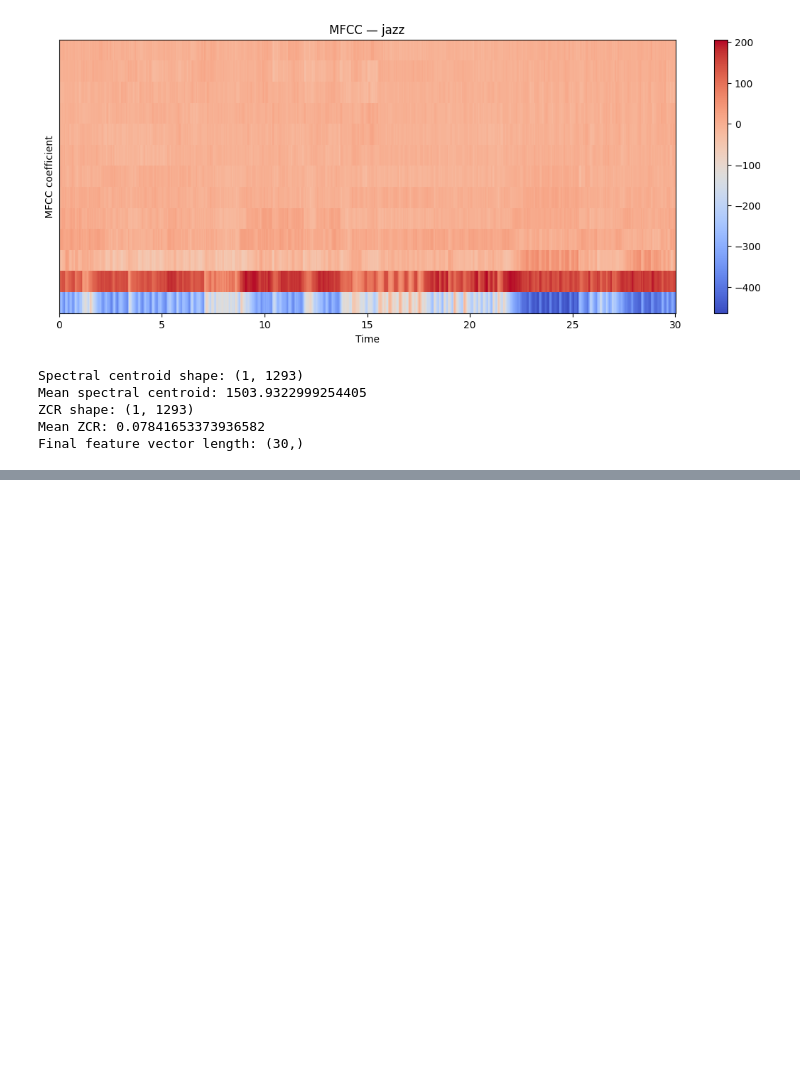
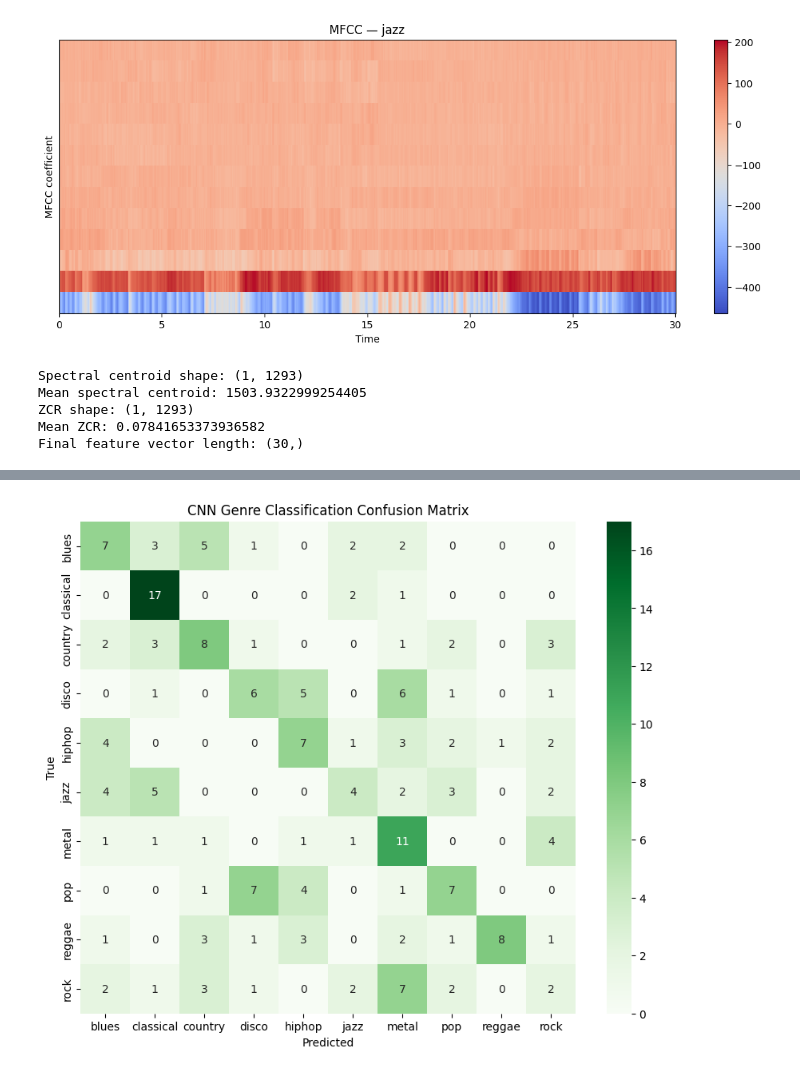
Before and after one commit to alexx99-hs/music-ml-lab, a Jupyter notebook: 01_audio_representation/genre_classification.ipynb, the cells around one changed output, grey strips where cells are left out. Cells and saved outputs as stored; diff of their text form; code cells hidden in the pictures; blank space fills up the shorter version.

```diff
--- a/01_audio_representation/genre_classification.ipynb
+++ b/01_audio_representation/genre_classification.ipynb
@@ -210,0 +581,21 @@ Final feature vector length: (30,)
+# %%
+from sklearn.metrics import confusion_matrix
+import seaborn as sns
+import matplotlib.pyplot as plt
+
+y_pred_cnn = np.argmax(model.predict(X_test), axis=1)
+
+plt.figure(figsize=(10, 8))
+sns.heatmap(
+    confusion_matrix(y_test, y_pred_cnn),
+    xticklabels=genres,
+    yticklabels=genres,
+    annot=True,
+    fmt="d",
+    cmap="Greens"
+)
+plt.xlabel("Predicted")
+plt.ylabel("True")
+plt.title("CNN Genre Classification Confusion Matrix")
+plt.show()
+# %% [output]
@@ -210,0 +603 @@ Final feature vector length: (30,)
+[figure, added]
```
Also changed, not shown: parts of 12 cells of this notebook.
